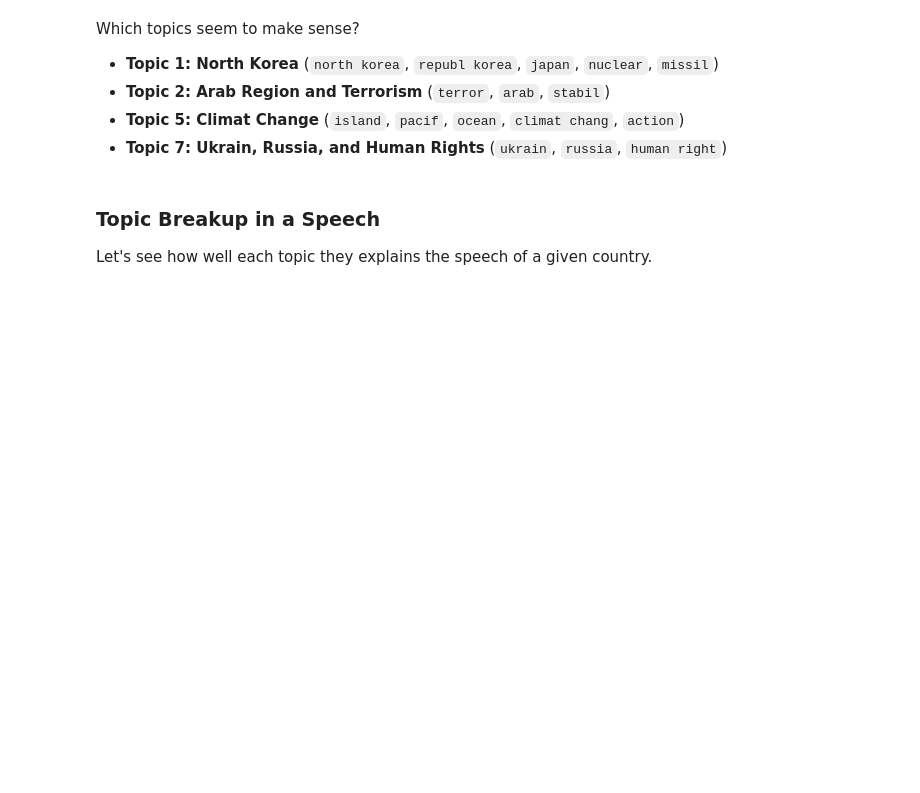
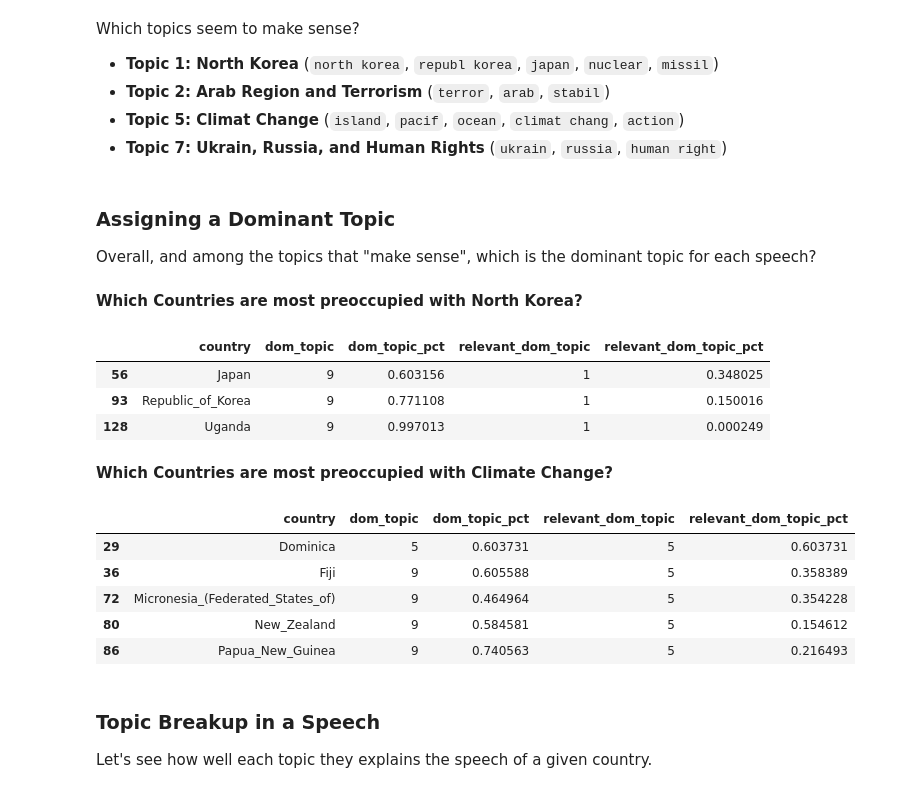
Before and after one commit to nico-gj/2017_un_speeches, a Jupyter notebook: scripts/3_analysis.ipynb, the cells around one changed output. Saved outputs shown, nothing was run; the diff lists cells and outputs as text; code cells hidden in the pictures; blank space fills up the shorter version.

```diff
--- a/scripts/3_analysis.ipynb
+++ b/scripts/3_analysis.ipynb
@@ -206,6 +206,52 @@ Which topics seem to make sense?
 - **Topic 2: Arab Region and Terrorism** (`terror`, `arab`, `stabil`)
 - **Topic 5: Climat Change** (`island`, `pacif`, `ocean`, `climat chang`, `action`)
 - **Topic 7: Ukrain, Russia, and Human Rights** (`ukrain`, `russia`, `human right`)
+# %%
+# Replace this with Relevant Topic Numbers
+relevant_topics = [1, 2, 5, 7]
+# %% [markdown]
+### Assigning a Dominant Topic
+
+Overall, and among the topics that "make sense", which is the dominant topic for each speech?
+# %%
+# Overall Dominant Topic
+df = pd.DataFrame(data = corpus_doctopic)
+dom_topic = np.asarray(df.idxmax(axis=1))
+dom_topic_pct = np.asarray(df.max(axis = 1))
+# %%
+# Dominant Topic among relevant Topics
+relevant_corpus_doctopic = corpus_doctopic[:, relevant_topics]
+df = pd.DataFrame(data = relevant_corpus_doctopic)
+relevant_dom_topic = np.asarray(df.idxmax(axis=1))
+mapping = np.vectorize(lambda t: relevant_topics[t])
+relevant_dom_topic = mapping(relevant_dom_topic)
+relevant_dom_topic_pct = np.asarray(df.max(axis = 1))
+# %%
+dom_topics = pd.DataFrame({'country': np.asarray(countries)
+                           , 'dom_topic': dom_topic
+                           , 'dom_topic_pct': dom_topic_pct
+                           , 'relevant_dom_topic': relevant_dom_topic
+                           , 'relevant_dom_topic_pct': relevant_dom_topic_pct})
+# %% [markdown]
+**Which Countries are most preoccupied with North Korea?**
+# %%
+dom_topics[dom_topics['relevant_dom_topic']==1]
+# %% [output]
+|  | country | dom_topic | dom_topic_pct | relevant_dom_topic | relevant_dom_topic_pct |
+| 56 | Japan | 9 | 0.603156 | 1 | 0.348025 |
+| 93 | Republic_of_Korea | 9 | 0.771108 | 1 | 0.150016 |
+| 128 | Uganda | 9 | 0.997013 | 1 | 0.000249 |
+# %% [markdown]
+**Which Countries are most preoccupied with Climate Change?**
+# %%
+dom_topics[dom_topics['relevant_dom_topic']==5]
+# %% [output]
+|  | country | dom_topic | dom_topic_pct | relevant_dom_topic | relevant_dom_topic_pct |
+| 29 | Dominica | 5 | 0.603731 | 5 | 0.603731 |
+| 36 | Fiji | 9 | 0.605588 | 5 | 0.358389 |
+| 72 | Micronesia_(Federated_States_of) | 9 | 0.464964 | 5 | 0.354228 |
+| 80 | New_Zealand | 9 | 0.584581 | 5 | 0.154612 |
+| 86 | Papua_New_Guinea | 9 | 0.740563 | 5 | 0.216493 |
 # %% [markdown]
 ### Topic Breakup in a Speech
 
```
Also changed, not shown: parts of 1 cell of this notebook, 1 other file.
